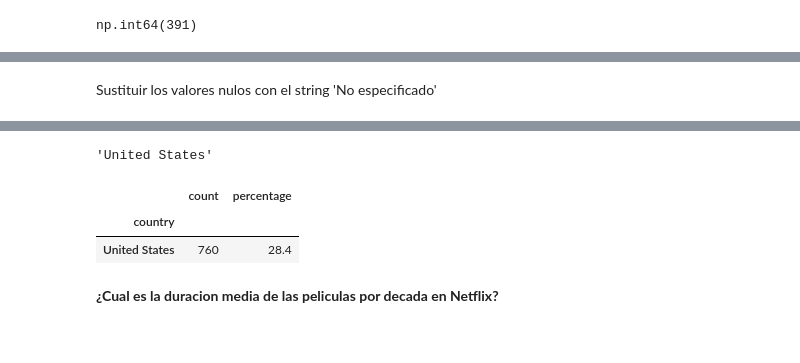
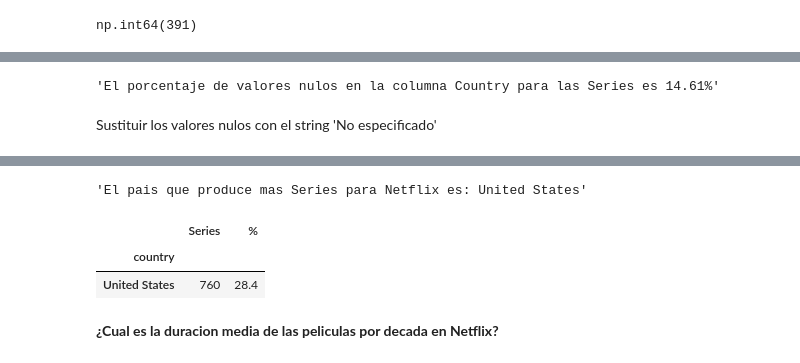
Before and after one commit to mfernandezzz/Pruebas_Tecnicas, a Jupyter notebook: pruebaTecnicaNetflix.ipynb, the cells around one changed output, grey strips where cells are left out. Drawn from its saved outputs; the diff is of its cells as text; code cells hidden in the pictures.

```diff
--- a/pruebaTecnicaNetflix.ipynb
+++ b/pruebaTecnicaNetflix.ipynb
@@ -338,3 +343,8 @@ np.int64(391)
+# %%
+porcentaje_nulos = round(df_series['country'].isna().sum() / df_series.shape[0] * 100, 2)
+f'El porcentaje de valores nulos en la columna Country para las Series es {porcentaje_nulos}%'
+# %% [output]
+'El porcentaje de valores nulos en la columna Country para las Series es 14.61%'
 # %% [markdown]
 Sustituir los valores nulos con el string 'No especificado'
 # %%
@@ -352,16 +362,17 @@ See the caveats in the documentation: https://pandas.pydata.org/pandas-docs/stab
 | 3 | s4 | TV Show | Jailbirds New Orleans | NaN | NaN | No especificado | September 24, 2021 | 2021 | TV-MA | 1 Season | ... |
 | 4 | s5 | TV Show | Kota Factory | NaN | Mayur More, Jitendra Kumar, Ranja... | India | September 24, 2021 | 2021 | TV-MA | 2 Seasons | ... |
 | 5 | s6 | TV Show | Midnight Mass | Mike Flanagan | Kate Siegel, Zach Gilford, Hamish... | No especificado | September 24, 2021 | 2021 | TV-MA | 1 Season | ... |
-# %%
-df_series['country'].value_counts().idxmax()
-# %% [output]
-'United States'
+# %%
+f'El pais que produce mas Series para Netflix es: {df_series['country'].value_counts().idxmax()}'
+# %% [output]
+'El pais que produce mas Series para Netflix es: United States'
 # %%
 series_country_percentage = pd.DataFrame(df_series['country'].value_counts())
-series_country_percentage['percentage'] = round(series_country_percentage['count'] / series_country_percentage['count'].sum() * 100, 2)
+series_country_percentage.rename(columns={'count': 'Series'}, inplace=True)
+series_country_percentage['%'] = round(series_country_percentage['Series'] / series_country_percentage['Series'].sum() * 100, 2)
 series_country_percentage.head(1)
 # %% [output]
-|  | count | percentage |
+|  | Series | % |
 | country |  |  |
 | United States | 760 | 28.4 |
 # %% [markdown]
```
Also changed, not shown: parts of 12 cells of this notebook.
